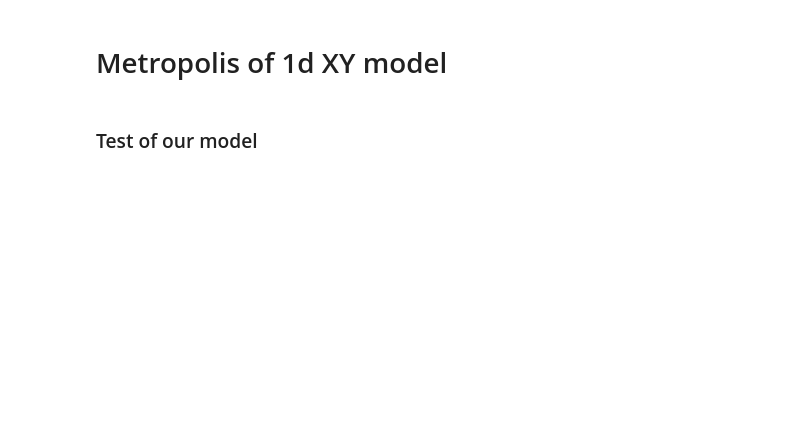
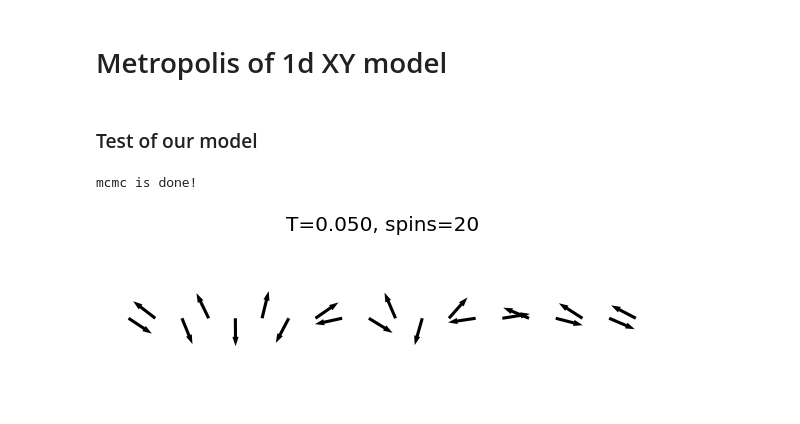
Before and after one commit to karlschwarz/Monte_Carlo_on_Statistical_Physics, a Jupyter notebook: xy_1d_metropolis.ipynb, the cells around one changed output. Cells and saved outputs as stored; diff of their text form; code cells hidden in the pictures; blank space fills up the shorter version.

Commit message:
dynamically display the spin configuration.

```diff
--- a/xy_1d_metropolis.ipynb
+++ b/xy_1d_metropolis.ipynb
@@ -61,9 +65,9 @@ class XY_1D:
         else:
             return energy_old
 
-    def mcmc(self, step, show_energy=True, show_plot=True, period=100, energy_accumu=False, folder_name=None):
-        energy_list = []
-        for i in trange(step):
+    def mcmc(self, step, show_energy=True, show_plot=True, period=100, store_period=100, energy_accumu=False, folder_name=None):
+        energy_list, spins_list = [], []
+        for i in range(step):
             self.one_step_mcmc()
             energy_total = self.energy_compute_grids()
             energy_list.append(energy_total)
@@ -71,11 +75,34 @@ class XY_1D:
             if show_energy:
                 print(print_template.format(step=i+1, energy=energy_total))
             if show_plot and i % period == 0:
-                self.spin_vis(save=True, step=i, folder_name=folder_name)
+                self.spin_viz(save=True, step=i, folder_name=folder_name)
+            if i % store_period == 0:
+                spins_list.append(self.grids.copy())
         if energy_accumu:
-            return np.mean(energy_list)
+            return np.mean(energy_list), spins_list
+        else:
+            return spins_list
 
-    def spin_vis(self, figsize=(10, 3), save=False, step=None, folder_name=None):
+    def spin_viz_dynamic(self, spins_list, file_name, figsize=(10, 3)):
+        fig = plt.figure(figsize=figsize)
+        x, y = np.meshgrid(np.arange(0, self.length), 0)
+        u = np.cos(spins_list[0])
+        v = np.sin(spins_list[0])
+        q = plt.quiver(x, y, u, v, scale=20, width=0.01, headlength=3, headwidth=2, headaxislength=3, minshaft=3)
+        plt.axis('off')
+        plt.title('T={:.3f}, spins={}'.format(1/self.beta, self.length), fontsize=20)
+        def update_quiver(num, q):
+            u = np.cos(spins_list[num+1])
+            v = np.sin(spins_list[num+1])
+            q.set_UVC(u, v)
+            return q
+        frames = len(spins_list) - 1
+        self.anim = animation.FuncAnimation(fig, update_quiver, frames=frames,
+                                       fargs=(q, ), interval=50, repeat=False)
+        writergif = animation.PillowWriter(fps=100)
+        self.anim.save(f'./{file_name}.gif', writer=writergif)
+
+    def spin_viz(self, figsize=(10, 3), save=False, step=None, folder_name=None):
         fig = plt.figure(figsize=figsize)
         x, y = np.meshgrid(np.arange(0, self.length), 0)
         u = np.cos(self.grids)
@@ -94,4 +121,7 @@ length = 10
 xy_1d = XY_1D(length, beta=20, j=1, periodic_cond=True)
 # %%
 # firing stage
-xy_1d.mcmc(2000, show_energy=False, folder_name='firing')
+spins_list = xy_1d.mcmc(3000, show_energy=False, store_period=40, folder_name='firing')
+print('mcmc is done!')
+# %% [output]
+mcmc is done!
@@ -102,0 +128,4 @@ for i in range(200):
+# %%
+xy_1d.spin_viz_dynamic(spins_list, file_name='./mcmc_dynamics', figsize=[10, 3])
+# %% [output]
+[figure, added]
```
Also changed, not shown: parts of 7 cells of this notebook.
